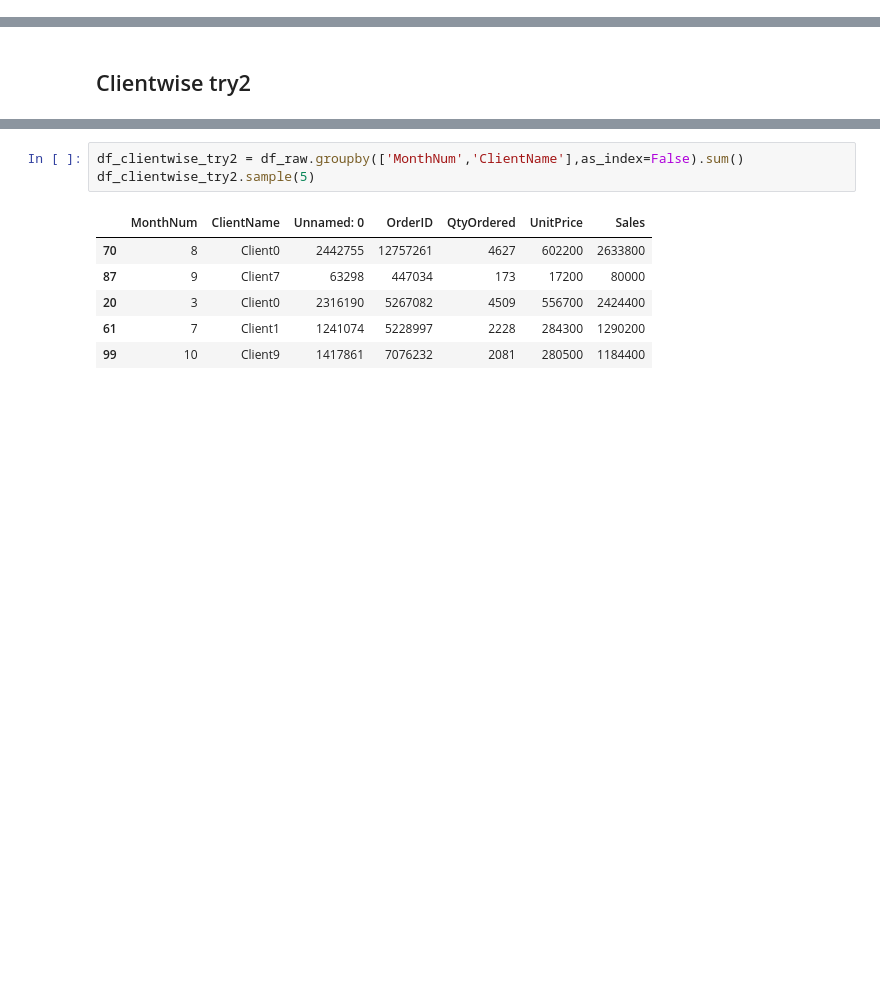
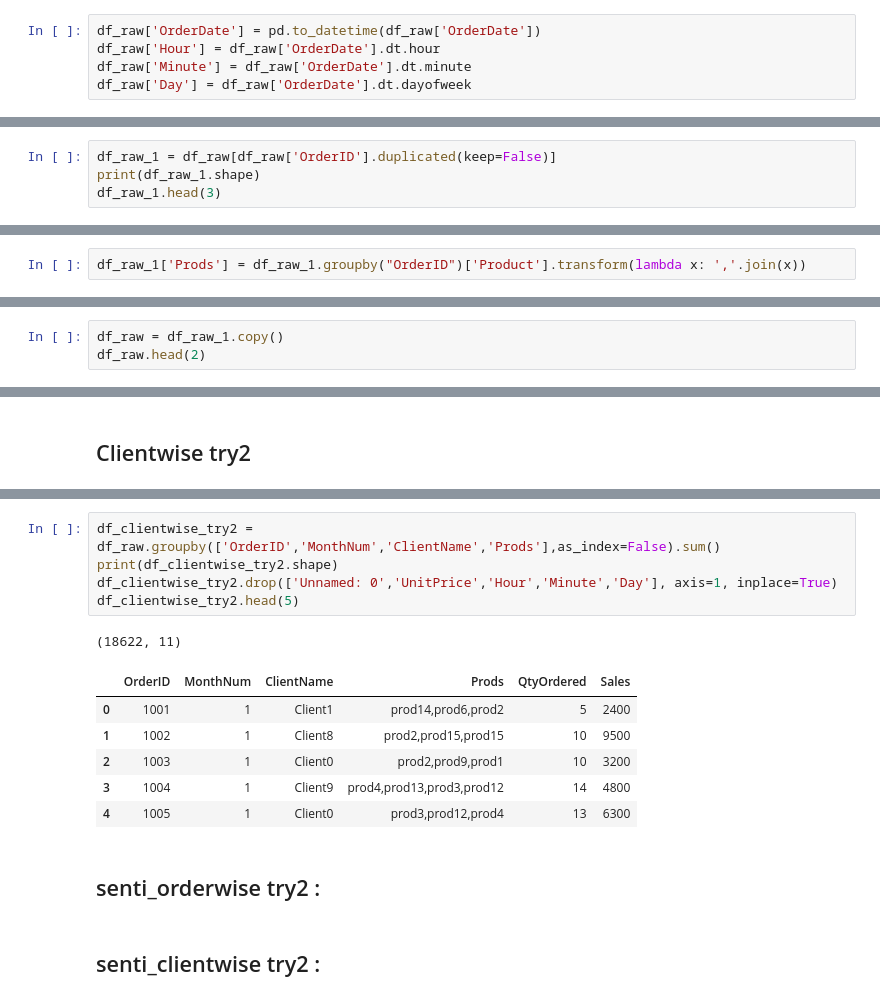
Before and after one commit to Learning2Code75/DLOM, a Jupyter notebook: ML/3_regClassif/sales_analysis_vid.ipynb, the cells around one changed output, grey strips where cells are left out. Saved outputs shown, nothing was run; the diff lists cells and outputs as text; blank space fills up the shorter version.

Commit message:
all data gen except senti

```diff
--- a/ML/3_regClassif/sales_analysis_vid.ipynb
+++ b/ML/3_regClassif/sales_analysis_vid.ipynb
@@ -296,0 +326,5 @@ plt.show()
+# %%
+df_raw['OrderDate'] = pd.to_datetime(df_raw['OrderDate'])
+df_raw['Hour'] = df_raw['OrderDate'].dt.hour
+df_raw['Minute'] = df_raw['OrderDate'].dt.minute
+df_raw['Day'] = df_raw['OrderDate'].dt.dayofweek
@@ -296,0 +394,4 @@ plt.show()
+# %%
+df_raw_1 = df_raw[df_raw['OrderID'].duplicated(keep=False)]
+print(df_raw_1.shape)
+df_raw_1.head(3)
@@ -296,0 +404,2 @@ plt.show()
+# %%
+df_raw_1['Prods'] = df_raw_1.groupby("OrderID")['Product'].transform(lambda x: ','.join(x))
@@ -296,0 +412,3 @@ plt.show()
+# %%
+df_raw = df_raw_1.copy()
+df_raw.head(2)
@@ -444,10 +646,17 @@ df_raw.sample(2)
 # %%
-df_clientwise_try2 = df_raw.groupby(['MonthNum','ClientName'],as_index=False).sum()
-df_clientwise_try2.sample(5)
+df_clientwise_try2 = df_raw.groupby(['OrderID','MonthNum','ClientName','Prods'],as_index=False).sum()
+print(df_clientwise_try2.shape)
+df_clientwise_try2.drop(['Unnamed: 0','UnitPrice','Hour','Minute','Day'], axis=1, inplace=True)
+df_clientwise_try2.head(5)
 # %% [output]
+(18622, 11)
-|  | MonthNum | ClientName | Unnamed: 0 | OrderID | QtyOrdered | UnitPrice | Sales |
-| 70 | 8 | Client0 | 2442755 | 12757261 | 4627 | 602200 | 2633800 |
-| 87 | 9 | Client7 | 63298 | 447034 | 173 | 17200 | 80000 |
-| 20 | 3 | Client0 | 2316190 | 5267082 | 4509 | 556700 | 2424400 |
-| 61 | 7 | Client1 | 1241074 | 5228997 | 2228 | 284300 | 1290200 |
-| 99 | 10 | Client9 | 1417861 | 7076232 | 2081 | 280500 | 1184400 |
+|  | OrderID | MonthNum | ClientName | Prods | QtyOrdered | Sales |
+| 0 | 1001 | 1 | Client1 | prod14,prod6,prod2 | 5 | 2400 |
+| 1 | 1002 | 1 | Client8 | prod2,prod15,prod15 | 10 | 9500 |
+| 2 | 1003 | 1 | Client0 | prod2,prod9,prod1 | 10 | 3200 |
+| 3 | 1004 | 1 | Client9 | prod4,prod13,prod3,prod12 | 14 | 4800 |
+| 4 | 1005 | 1 | Client0 | prod3,prod12,prod4 | 13 | 6300 |
+# %% [markdown]
+## senti_orderwise try2 :
+# %% [markdown]
+## senti_clientwise try2 :
```
Also changed, not shown: parts of 34 cells of this notebook.
